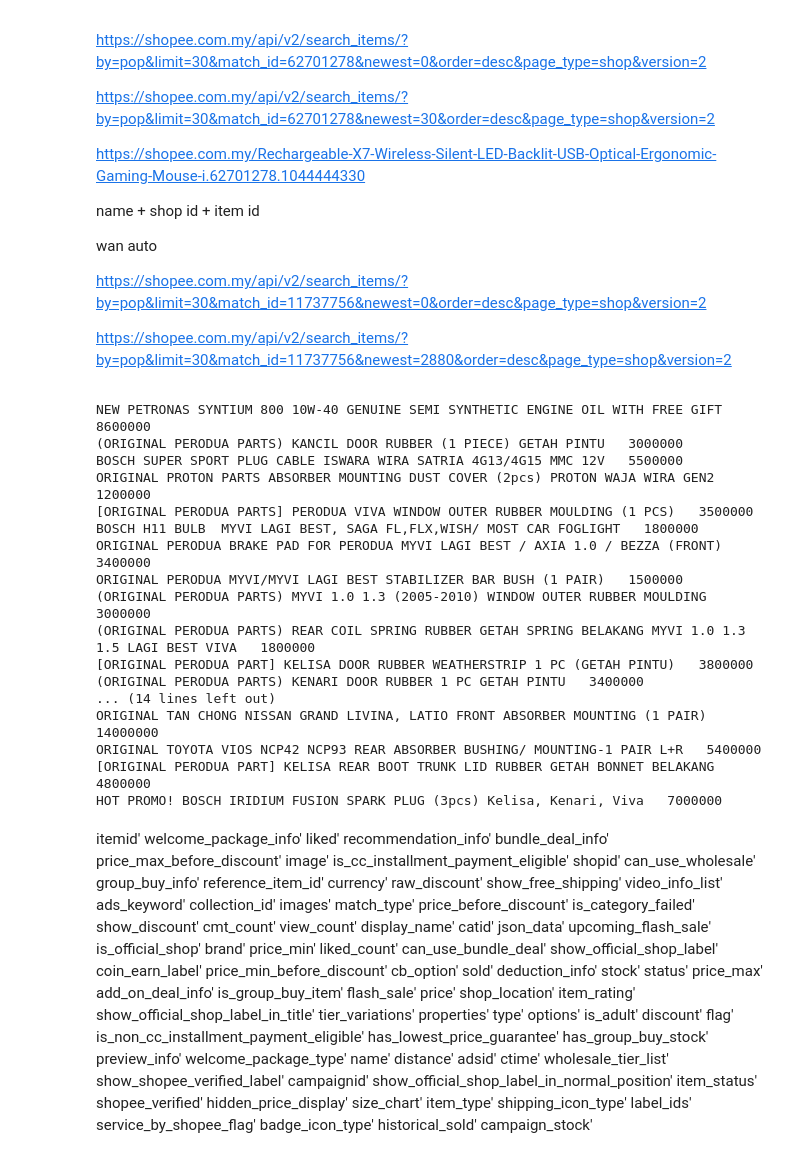
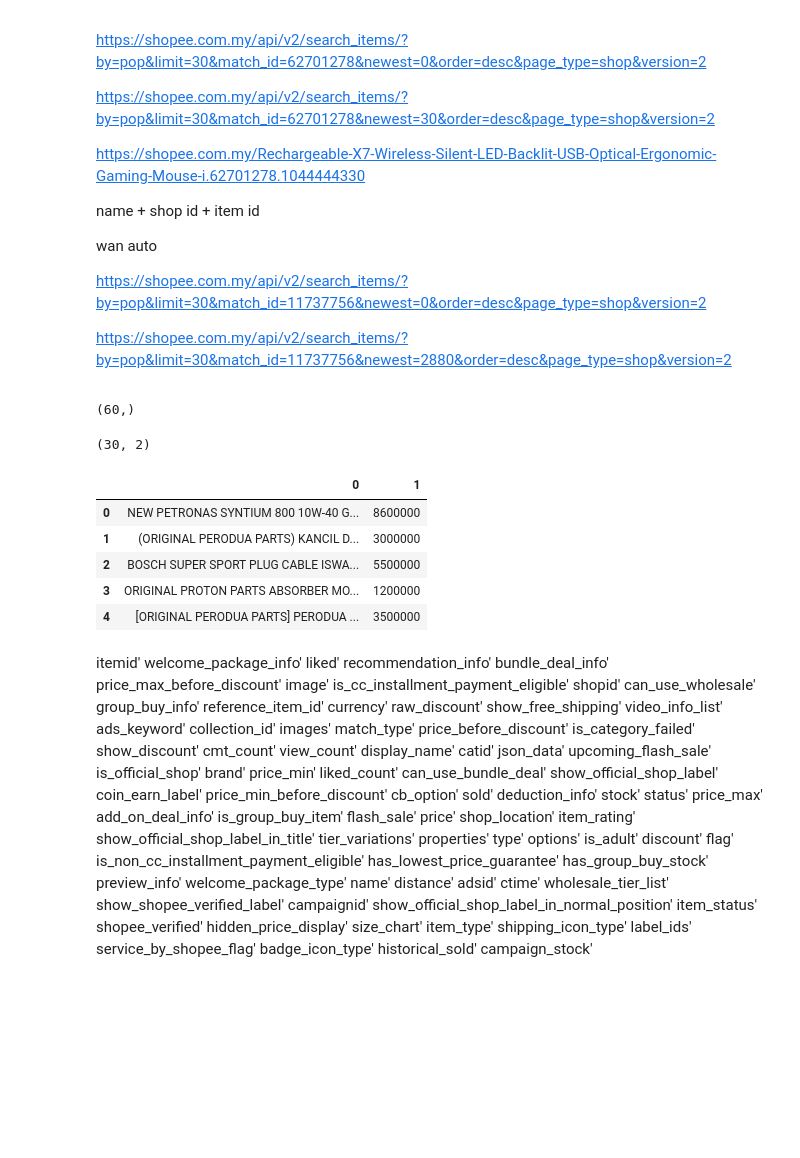
Before and after one commit to wengsengh/kglapi, a Jupyter notebook: get kaggle dataset.ipynb, the cells around one changed output. Saved outputs shown, nothing was run; the diff lists cells and outputs as text; code cells hidden in the pictures; blank space fills up the shorter version.

```diff
--- a/get kaggle dataset.ipynb
+++ b/get kaggle dataset.ipynb
@@ -186,27 +186,35 @@ headers = {
 
 url = 'https://shopee.com.my/api/v2/search_items/?by=pop&limit=30&match_id=11737756&newest=0&order=desc&page_type=shop&version=2'
 r = requests.get(url, headers = headers).json()
-
-for item in r['items']:
-    print(item['name'], ' ', item['price'])
-# %% [output]
-NEW PETRONAS SYNTIUM 800 10W-40 GENUINE SEMI SYNTHETIC ENGINE OIL WITH FREE GIFT   8600000
-(ORIGINAL PERODUA PARTS) KANCIL DOOR RUBBER (1 PIECE) GETAH PINTU   3000000
-BOSCH SUPER SPORT PLUG CABLE ISWARA WIRA SATRIA 4G13/4G15 MMC 12V   5500000
-ORIGINAL PROTON PARTS ABSORBER MOUNTING DUST COVER (2pcs) PROTON WAJA WIRA GEN2   1200000
-[ORIGINAL PERODUA PARTS] PERODUA VIVA WINDOW OUTER RUBBER MOULDING (1 PCS)   3500000
-BOSCH H11 BULB  MYVI LAGI BEST, SAGA FL,FLX,WISH/ MOST CAR FOGLIGHT   1800000
-ORIGINAL PERODUA BRAKE PAD FOR PERODUA MYVI LAGI BEST / AXIA 1.0 / BEZZA (FRONT)   3400000
-ORIGINAL PERODUA MYVI/MYVI LAGI BEST STABILIZER BAR BUSH (1 PAIR)   1500000
-(ORIGINAL PERODUA PARTS) MYVI 1.0 1.3 (2005-2010) WINDOW OUTER RUBBER MOULDING   3000000
-(ORIGINAL PERODUA PARTS) REAR COIL SPRING RUBBER GETAH SPRING BELAKANG MYVI 1.0 1.3 1.5 LAGI BEST VIVA   1800000
-[ORIGINAL PERODUA PART] KELISA DOOR RUBBER WEATHERSTRIP 1 PC (GETAH PINTU)   3800000
-(ORIGINAL PERODUA PARTS) KENARI DOOR RUBBER 1 PC GETAH PINTU   3400000
-... (14 lines left out)
-ORIGINAL TAN CHONG NISSAN GRAND LIVINA, LATIO FRONT ABSORBER MOUNTING (1 PAIR)   14000000
-ORIGINAL TOYOTA VIOS NCP42 NCP93 REAR ABSORBER BUSHING/ MOUNTING-1 PAIR L+R   5400000
-[ORIGINAL PERODUA PART] KELISA REAR BOOT TRUNK LID RUBBER GETAH BONNET BELAKANG   4800000
-HOT PROMO! BOSCH IRIDIUM FUSION SPARK PLUG (3pcs) Kelisa, Kenari, Viva   7000000
+# %%
+list1 = []
+a = ['name', 'price']
+for item in r['items']:
+  for b in a:
+    list1.append(item[b])
+# %%
+import numpy as np
+data1 = np.asarray(list1)
+data1.shape
+# %% [output]
+(60,)
+# %%
+data1 = data1.reshape(-1,2)
+# %%
+data1.shape
+# %% [output]
+(30, 2)
+# %%
+import pandas as pd
+df = pd.DataFrame(data1)
+df.head()
+# %% [output]
+|  | 0 | 1 |
+| 0 | NEW PETRONAS SYNTIUM 800 10W-40 G... | 8600000 |
+| 1 | (ORIGINAL PERODUA PARTS) KANCIL D... | 3000000 |
+| 2 | BOSCH SUPER SPORT PLUG CABLE ISWA... | 5500000 |
+| 3 | ORIGINAL PROTON PARTS ABSORBER MO... | 1200000 |
+| 4 | [ORIGINAL PERODUA PARTS] PERODUA ... | 3500000 |
 # %% [markdown]
 itemid'
 welcome_package_info'
```
